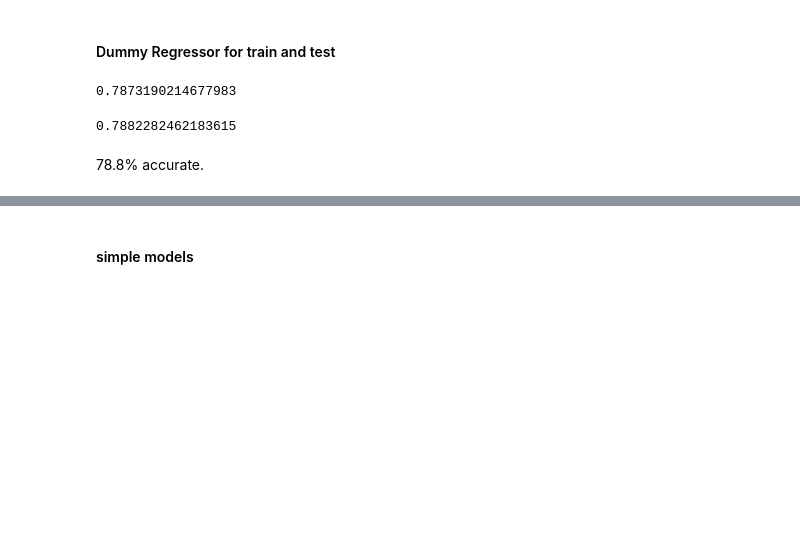
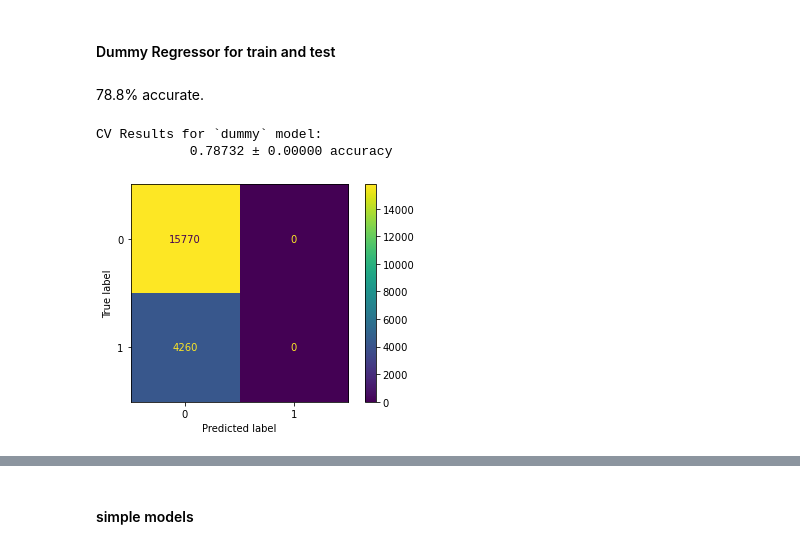
Before and after one commit to xiaohua-su/Predicting_H1N1_Vaccination, a Jupyter notebook: Scratch.ipynb, the cells around one changed output, grey strips where cells are left out. Cells and saved outputs as stored; diff of their text form; code cells hidden in the pictures; blank space fills up the shorter version.

Commit message:
addition of cm, roc and f1 score

```diff
--- a/Scratch.ipynb
+++ b/Scratch.ipynb
@@ -288,10 +288,5 @@ sns.pairplot(train_df, y_vars= 'h1n1_vaccine') #graph makes sense looking at the
 #### Dummy Regressor for train and test
 # %%
 dummy = DummyClassifier(strategy='most_frequent').fit(X_train,y_train)
-dummy.score(X_train,y_train)
-# %% [output]
-0.7873190214677983
-# %%
-dummy.score(X_test, y_test)
-# %% [output]
-0.7882282462183615
+# %%
+dummy_results = ModelWithCV(dummy, 'dummy', X_train, y_train)
@@ -298,2 +299,9 @@ dummy.score(X_test, y_test)
 # %% [markdown]
 78.8% accurate.
+# %%
+plot_confusion_matrix(dummy, X_train, y_train);
+dummy_results.print_cv_summary()
+# %% [output]
+CV Results for `dummy` model:
+            0.78732 ± 0.00000 accuracy
+[figure, added]
```
Also changed, not shown: parts of 90 cells of this notebook.
